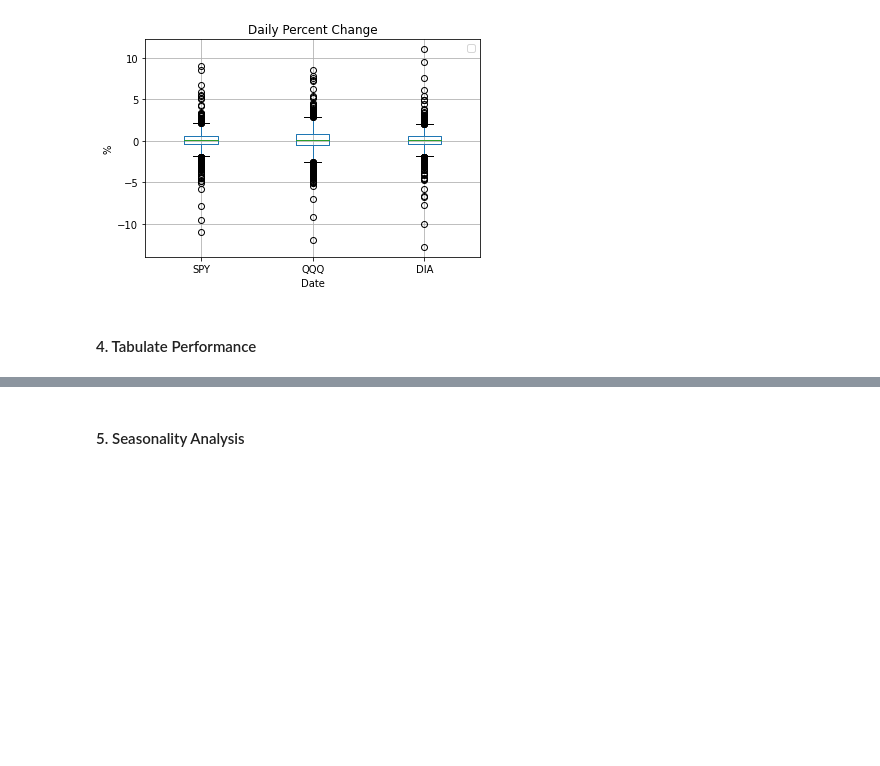
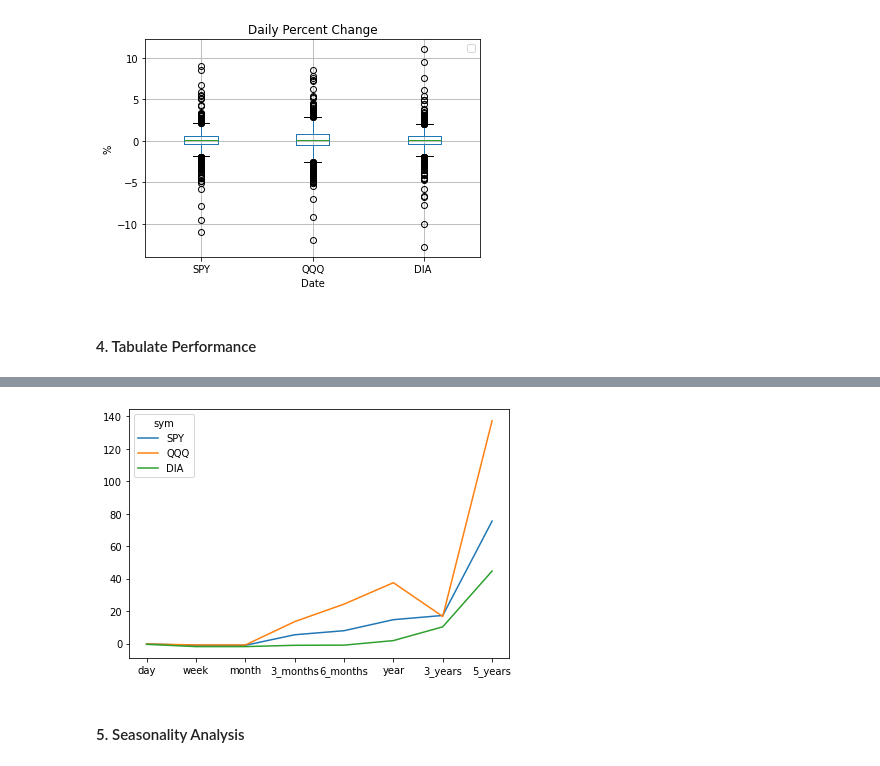
Before and after one commit to rayguna/Personal_Finance, a Jupyter notebook: 1_Stock_Performance_Analysis.ipynb, the cells around one changed output, grey strips where cells are left out. Cells and saved outputs as stored; diff of their text form; code cells hidden in the pictures; blank space fills up the shorter version.

```diff
--- a/1_Stock_Performance_Analysis.ipynb
+++ b/1_Stock_Performance_Analysis.ipynb
@@ -167,3 +180,12 @@ df_all.sort_values(by="month", ascending=False) #choose from day, week, month, a
+# %%
+#plot trends
+#df_all=df_all.iloc[:,:-4] #filter columns
+
+df_all_T=df_all.set_index('sym').T
+df_all_T.plot(kind="line")#(kind='bar', rot=0)
+plt.tight_layout()
+# %% [output]
+[figure, added]
 # %% [markdown]
 #### 5. Seasonality Analysis<a id="5"></a>
 # %%
```
Also changed, not shown: parts of 5 cells of this notebook, 1 other file.
